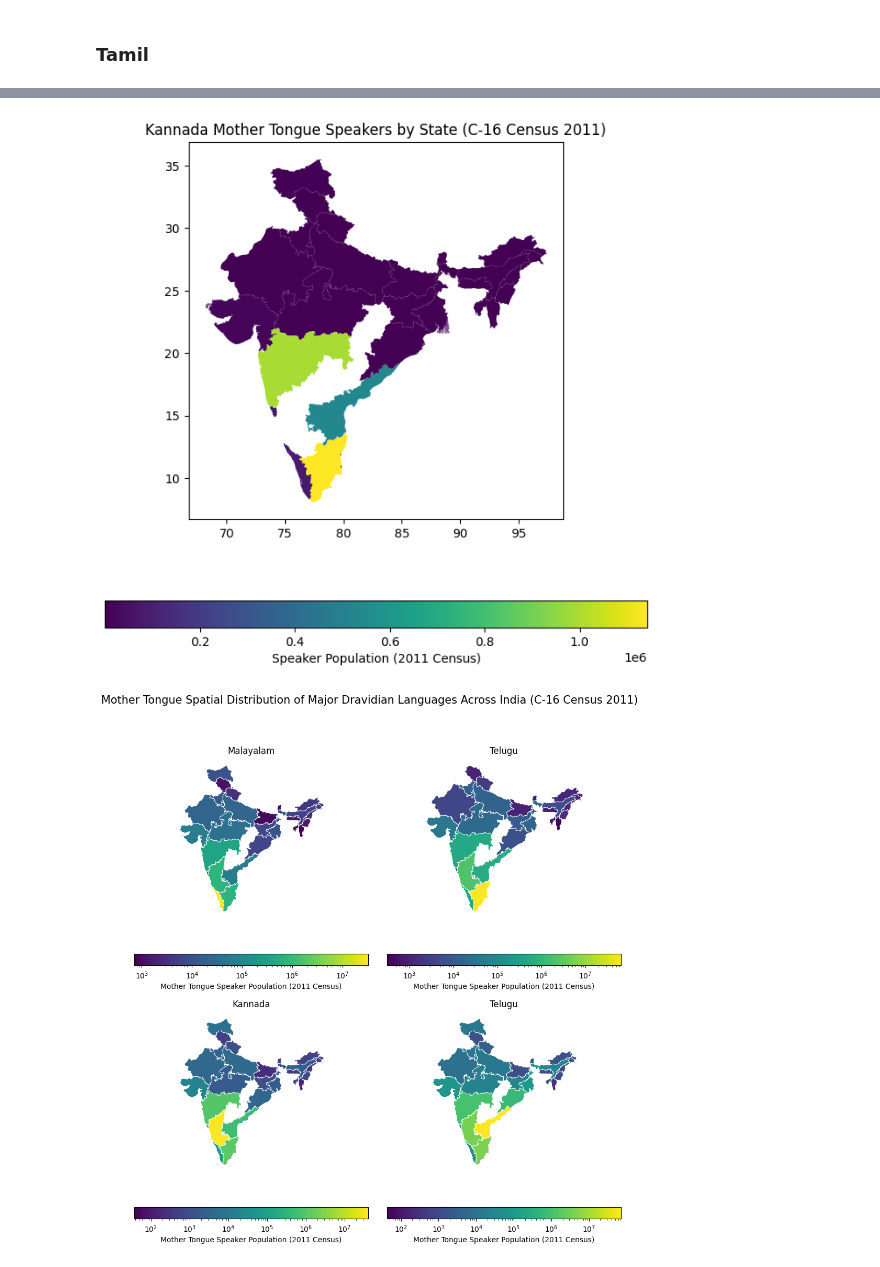
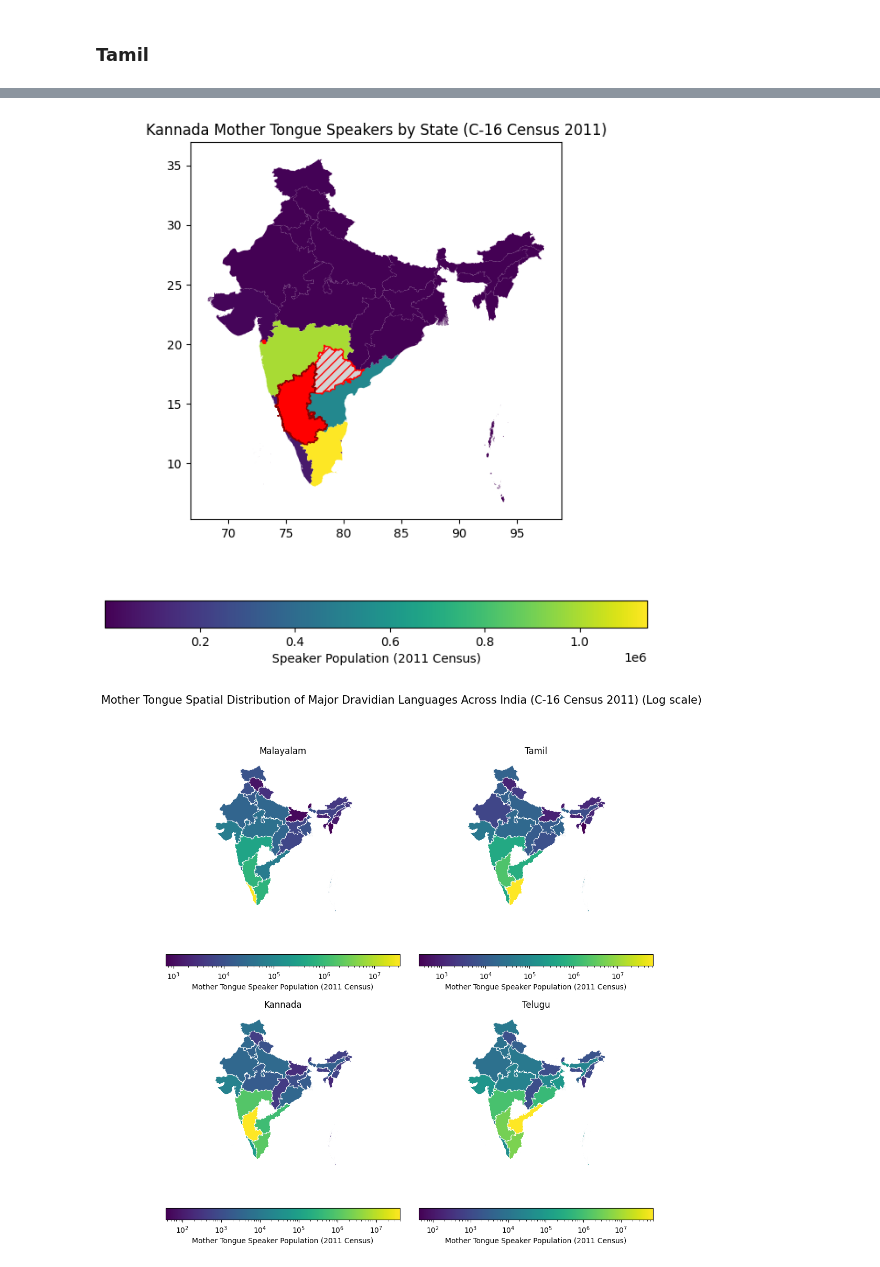
Before and after one commit to squishridyvi/Geographical-Distribution-Mapping-of-Dravidian-Languages-, a Jupyter notebook: Geographical Distribution of Dravidian Languages-Census-C-16.ipynb, the cells around one changed output, grey strips where cells are left out. Cells and saved outputs as stored; diff of their text form; code cells hidden in the pictures.

Commit message:
added missing states to maps

```diff
--- a/Geographical Distribution of Dravidian Languages-Census-C-16.ipynb
+++ b/Geographical Distribution of Dravidian Languages-Census-C-16.ipynb
@@ -602,21 +691,38 @@ kannada_map_outside.plot(
     ax=ax,
     column="Total_P",
     legend=True,
+    missing_kwds={
+        "color": "lightgrey",
+        "edgecolor": "red",
+        "hatch": "///",
+        "label": "Missing values",
+    },
     legend_kwds={"label": "Speaker Population (2011 Census)", "orientation": "horizontal"}
 );
+
+
+## Adding Karnataka to the map as a red element separate from Total_P
+karnataka_geom = mal_map[mal_map["NAME_1"] == "Karnataka"]
+karnataka_geom.plot(
+    ax=ax,
+    color="red",
+    edgecolor="darkred",
+    linewidth=1,
+    label="Karnataka (native state, excluded from scale)"
+)
 
 ax.set_title(
     "Kannada Mother Tongue Speakers by State (C-16 Census 2011)",
     fontsize=12
 );
 # %% [output]
-[figure, old version]
+[figure, new version]
 # %%
 ### Making a Multiples Map Layout of Language Distributions that include the state of origin of language
 # %%
 all_maps = [mal_map, tamil_map, kannada_map, telugu_map]
 # %%
-titles = ["Malayalam", "Telugu", "Kannada", "Telugu"]
+titles = ["Malayalam", "Tamil", "Kannada", "Telugu"]
 # %%
 fig, ax = plt.subplots(2, 2, figsize=(12,12))
 
@@ -625,35 +731,35 @@ for map_data, title, subplot in zip(all_maps, titles, ax.flatten()):
     map_data.plot(
         ax=subplot,
         column="Total_P",
         norm=LogNorm(),
         legend=True,
         edgecolor="white",
         linewidth=0.5,
         legend_kwds={"label": "Mother Tongue Speaker Population (2011 Census)", "orientation": "horizontal"}
 
     );
 
     subplot.set_title(title);
     subplot.axis('off')
 
 #print(type(graph))
 
 fig.subplots_adjust(wspace=0.08, hspace=0.1)
-fig.suptitle("Mother Tongue Spatial Distribution of Major Dravidian Languages Across India (C-16 Census 2011)", fontsize=15);
+fig.suptitle("Mother Tongue Spatial Distribution of Major Dravidian Languages Across India (C-16 Census 2011) (Log scale)", fontsize=15);
 
 ## adding a visual gradient
 
 #cmap = cm.viridis
 #cax = ax.
 
 # add a ScalarMappable object
 #sm = cm.ScalarMappable(cmap=cmap)
 #cbar = fig.colorbar(sm, orientation="horizontal", ax=ax, pad=0.05, ticks=None);
 #cbar.set_ticks([0, 1], labels=['Low Concentration', 'High Concentration'])
 
 #colorizer = mpl.colors.(cmap='viridis')
 # %% [output]
-[figure, old version]
+[figure, new version]
 # %%
 ### Making a Multiples Map Layout of Language Distributions that do NOT include the state of origin of language
 # %%
```
Also changed, not shown: parts of 27 cells of this notebook.
